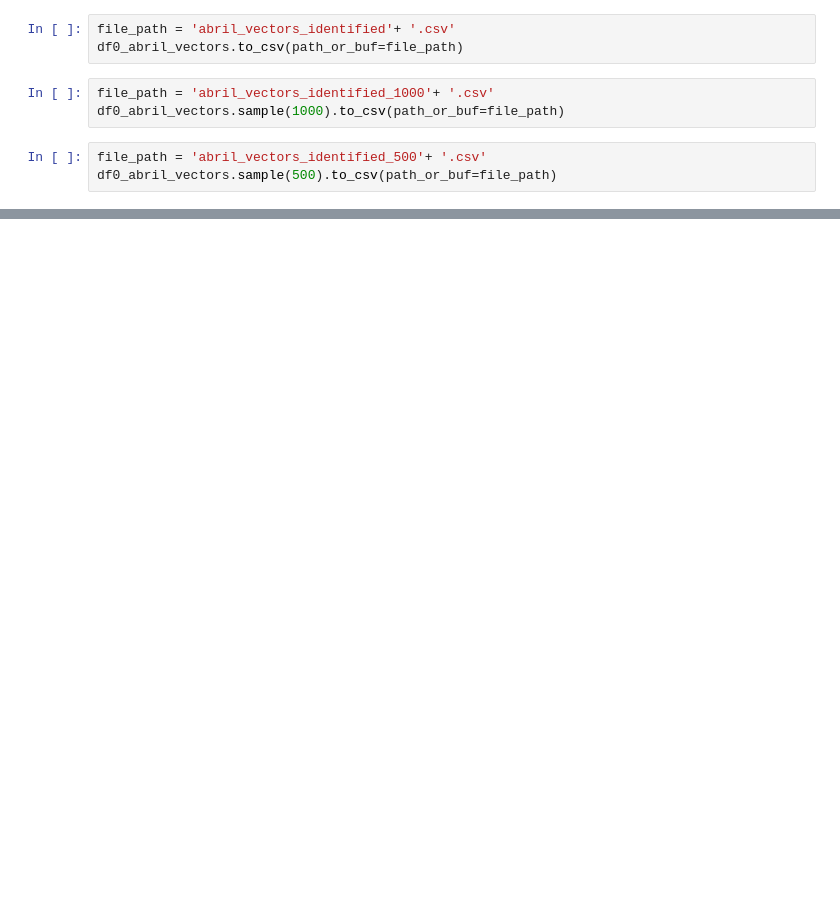
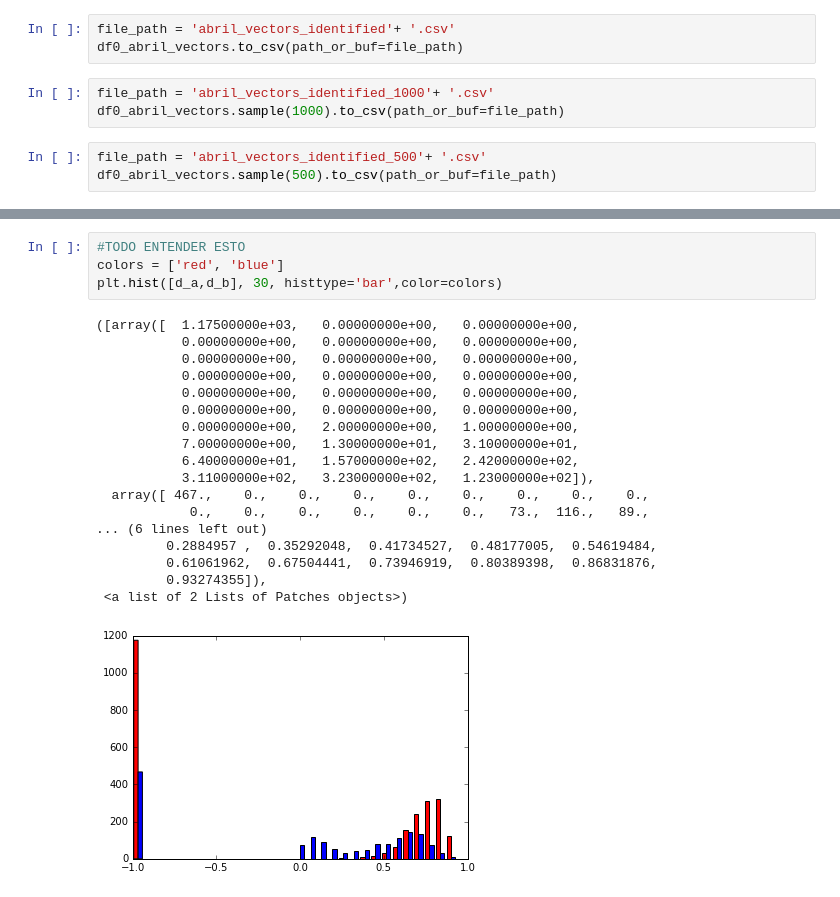
Before and after one commit to cinai/identification-algorithms, a Jupyter notebook: algoritmo_3/ResultsExploration.ipynb, the cells around one changed output, grey strips where cells are left out. Drawn from its saved outputs; the diff is of its cells as text; blank space fills up the shorter version.

```diff
--- a/algoritmo_3/ResultsExploration.ipynb
+++ b/algoritmo_3/ResultsExploration.ipynb
@@ -487,0 +647,23 @@ df0_abril_vectors.sample(500).to_csv(path_or_buf=file_path)
+# %%
+#TODO ENTENDER ESTO
+colors = ['red', 'blue']
+plt.hist([d_a,d_b], 30, histtype='bar',color=colors)
+# %% [output]
+([array([  1.17500000e+03,   0.00000000e+00,   0.00000000e+00,
+           0.00000000e+00,   0.00000000e+00,   0.00000000e+00,
+           0.00000000e+00,   0.00000000e+00,   0.00000000e+00,
+           0.00000000e+00,   0.00000000e+00,   0.00000000e+00,
+           0.00000000e+00,   0.00000000e+00,   0.00000000e+00,
+           0.00000000e+00,   0.00000000e+00,   0.00000000e+00,
+           0.00000000e+00,   2.00000000e+00,   1.00000000e+00,
+           7.00000000e+00,   1.30000000e+01,   3.10000000e+01,
+           6.40000000e+01,   1.57000000e+02,   2.42000000e+02,
+           3.11000000e+02,   3.23000000e+02,   1.23000000e+02]),
+  array([ 467.,    0.,    0.,    0.,    0.,    0.,    0.,    0.,    0.,
+            0.,    0.,    0.,    0.,    0.,    0.,   73.,  116.,   89.,
+... (6 lines left out)
+         0.2884957 ,  0.35292048,  0.41734527,  0.48177005,  0.54619484,
+         0.61061962,  0.67504441,  0.73946919,  0.80389398,  0.86831876,
+         0.93274355]),
+ <a list of 2 Lists of Patches objects>)
+[figure, added]
```
Also changed, not shown: parts of 54 cells of this notebook, 3 other files.
